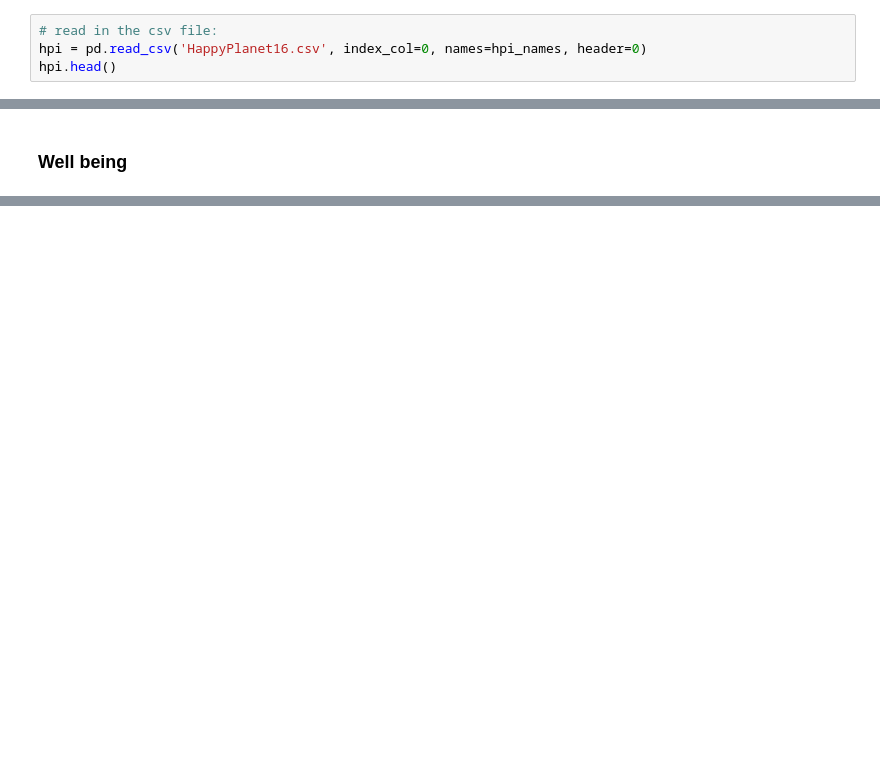
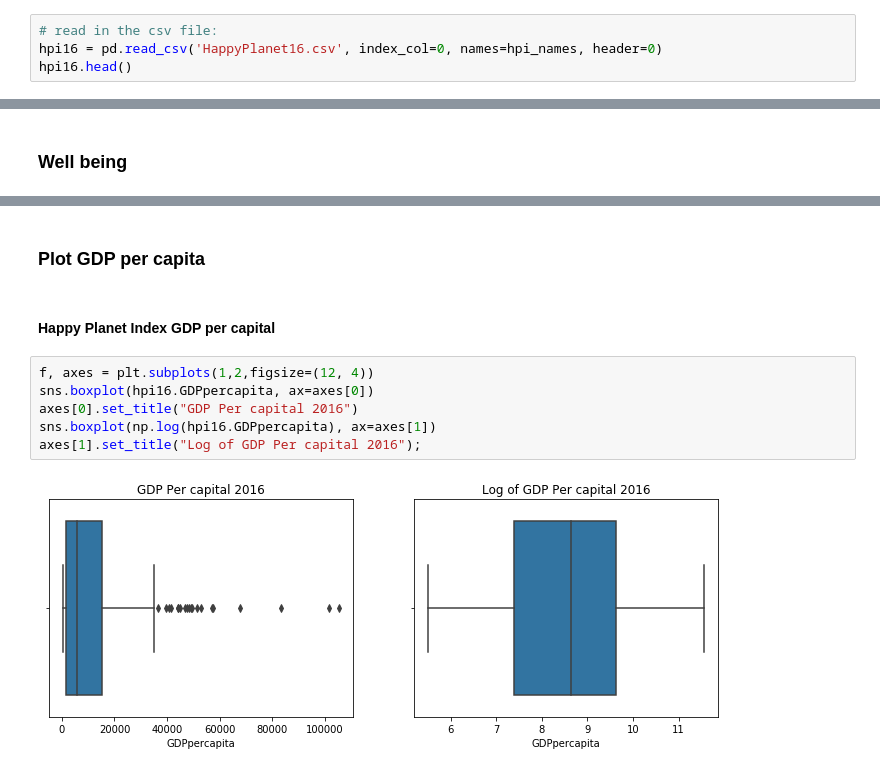
Before and after one commit to angela1C/Programming-for-Data-Analysis-Simulation-Project-2019, a Jupyter notebook: HappyPlanet.ipynb, the cells around one changed output, grey strips where cells are left out. Drawn from its saved outputs; the diff is of its cells as text; blank space fills up the shorter version.

Commit message:
investigating gdp per capita

```diff
--- a/HappyPlanet.ipynb
+++ b/HappyPlanet.ipynb
@@ -70,8 +78,8 @@ The columns names need to be tidied up as they have spaces and line breaks inclu
 hpi_names=('HPI_Rank','Country','Region','Average_Life_Expectancy','Average_Wellbeing','Happy_Life_Years','Footprint','Inequality_of_Outcomes', 'IA_LifeExpectancy','IA_Wellbeing','HPI_Index','GDPpercapita','Population','GINI_Index')
 # %%
 # read in the csv file:
-hpi = pd.read_csv('HappyPlanet16.csv', index_col=0, names=hpi_names, header=0)
-hpi.head()
+hpi16 = pd.read_csv('HappyPlanet16.csv', index_col=0, names=hpi_names, header=0)
+hpi16.head()
 # %% [output]
 |  | HPI_Rank | Country | Region | Average_Life_Expectancy | Average_Wellbeing | Happy_Life_Years | Footprint | ... |
 | 0 | 110 | Afghanistan | Middle East and North Africa | 59.668 | 3.8 | 12.396024 | 0.79 | ... |
@@ -550,0 +489,12 @@ sns.distplot(hpi.GDPpercapita)
+# %% [markdown]
+### Plot GDP per capita
+# %% [markdown]
+#### Happy Planet Index GDP per capital
+# %%
+f, axes = plt.subplots(1,2,figsize=(12, 4))
+sns.boxplot(hpi16.GDPpercapita, ax=axes[0])
+axes[0].set_title("GDP Per capital 2016")
+sns.boxplot(np.log(hpi16.GDPpercapita), ax=axes[1])
+axes[1].set_title("Log of GDP Per capital 2016");
+# %% [output]
+[figure, added]
```
Also changed, not shown: parts of 95 cells of this notebook, 9 other files.
